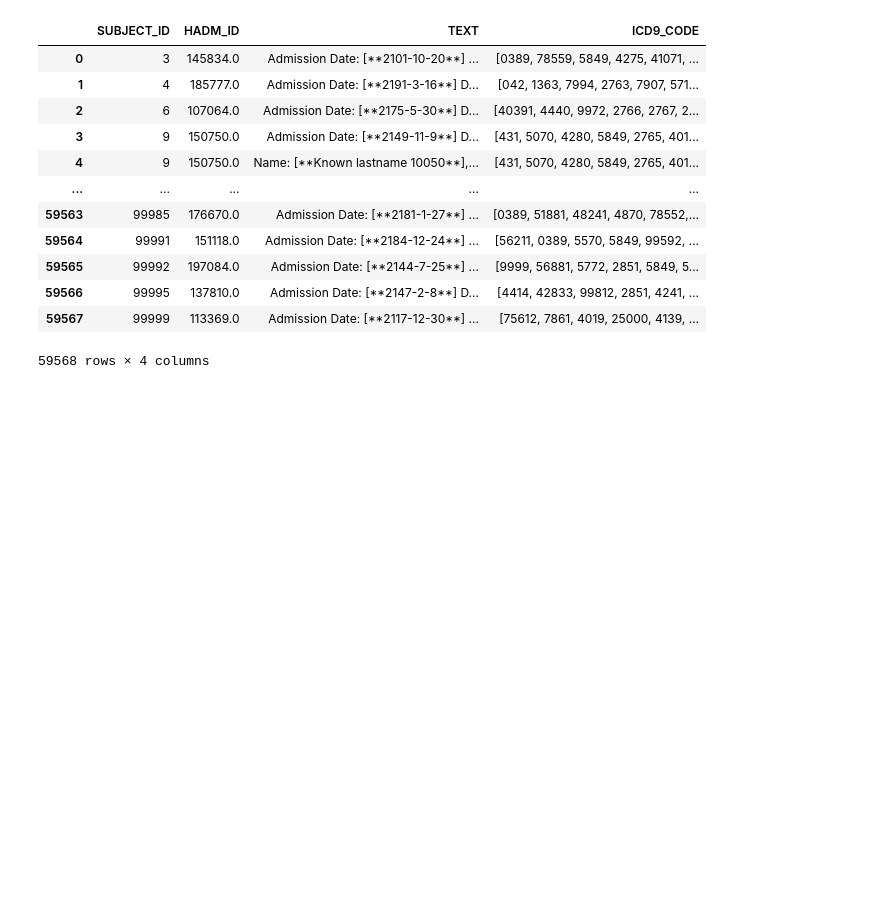
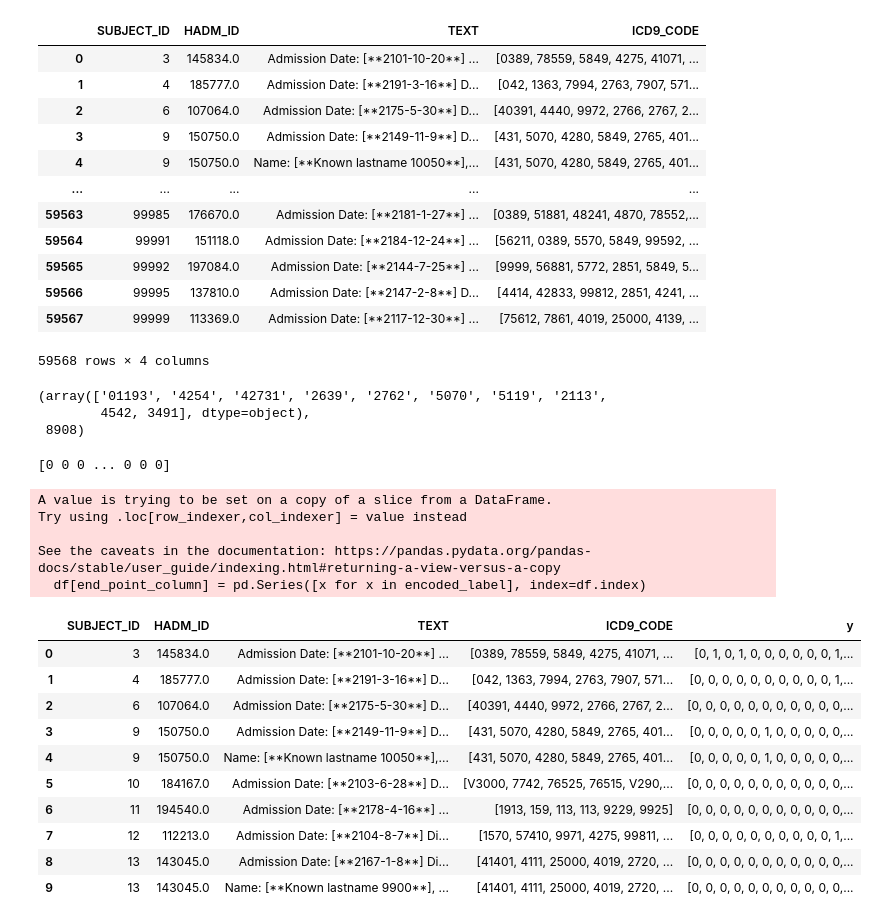
Before and after one commit to harsheet35/ICD-Coding, a Jupyter notebook: visualisation.ipynb, the cells around one changed output. Drawn from its saved outputs; the diff is of its cells as text; code cells hidden in the pictures; blank space fills up the shorter version.

Commit message:
added level encoding

```diff
--- a/visualisation.ipynb
+++ b/visualisation.ipynb
@@ -164,0 +165,7 @@ group_df.to_csv('processed_data/ICD_Codes_merged.csv')
+# %%
+ICD_codes = merged_data['ICD9_CODE'].unique()
+ICD_codes[:10], len(ICD_codes)
+# %% [output]
+(array(['01193', '4254', '42731', '2639', '2762', '5070', '5119', '2113',
+        4542, 3491], dtype=object),
+ 8908)
@@ -164,0 +177,50 @@ group_df.to_csv('processed_data/ICD_Codes_merged.csv')
+# %%
+print(z[1])
+# %% [output]
+[0 0 0 ... 0 0 0]
+# %%
+import pandas as pd
+from sklearn.preprocessing import MultiLabelBinarizer
+from scipy.sparse import csr_matrix
+
+
+class MultiLabel_Encoding():
+    def __init__(self, all_labels) -> None:
+        self.all_labels = all_labels
+        self.mlb = MultiLabelBinarizer(classes=all_labels, sparse_output=False)
+        # self.csr = None
+
+    def fit_transform(self, labels):
+        encoded_labels = self.mlb.fit_transform(labels)
+        # self.csr = csr_matrix(encoded_labels)
+        return encoded_labels
+
+
+    def add_transform(self, df, target_column, end_point_column):
+        labels = df[target_column].tolist()
+
+        encoded_label = self.fit_transform(labels=labels)
+        df[end_point_column] = pd.Series([x for x in encoded_label], index=df.index)
+
+        return df
+# %%
+test_df = group_df.iloc[:10]
+MLP = MultiLabel_Encoding(all_labels=ICD_codes)
+MLP.add_transform(df=test_df, target_column='ICD9_CODE', end_point_column='y')
+# %% [output]
+A value is trying to be set on a copy of a slice from a DataFrame.
+Try using .loc[row_indexer,col_indexer] = value instead
+
+See the caveats in the documentation: https://pandas.pydata.org/pandas-docs/stable/user_guide/indexing.html#returning-a-view-versus-a-copy
+  df[end_point_column] = pd.Series([x for x in encoded_label], index=df.index)
+|  | SUBJECT_ID | HADM_ID | TEXT | ICD9_CODE | y |
+| 0 | 3 | 145834.0 | Admission Date: [**2101-10-20**] ... | [0389, 78559, 5849, 4275, 41071, ... | [0, 1, 0, 1, 0, 0, 0, 0, 0, 0, 1,... |
+| 1 | 4 | 185777.0 | Admission Date: [**2191-3-16**] D... | [042, 1363, 7994, 2763, 7907, 571... | [0, 0, 0, 0, 0, 0, 0, 0, 0, 0, 1,... |
+| 2 | 6 | 107064.0 | Admission Date: [**2175-5-30**] D... | [40391, 4440, 9972, 2766, 2767, 2... | [0, 0, 0, 0, 0, 0, 0, 0, 0, 0, 0,... |
+| 3 | 9 | 150750.0 | Admission Date: [**2149-11-9**] D... | [431, 5070, 4280, 5849, 2765, 401... | [0, 0, 0, 0, 0, 1, 0, 0, 0, 0, 0,... |
+| 4 | 9 | 150750.0 | Name: [**Known lastname 10050**],... | [431, 5070, 4280, 5849, 2765, 401... | [0, 0, 0, 0, 0, 1, 0, 0, 0, 0, 0,... |
+| 5 | 10 | 184167.0 | Admission Date: [**2103-6-28**] D... | [V3000, 7742, 76525, 76515, V290,... | [0, 0, 0, 0, 0, 0, 0, 0, 0, 0, 0,... |
+| 6 | 11 | 194540.0 | Admission Date: [**2178-4-16**] ... | [1913, 159, 113, 113, 9229, 9925] | [0, 0, 0, 0, 0, 0, 0, 0, 0, 0, 0,... |
+| 7 | 12 | 112213.0 | Admission Date: [**2104-8-7**] Di... | [1570, 57410, 9971, 4275, 99811, ... | [0, 0, 0, 0, 0, 0, 0, 0, 0, 0, 1,... |
+| 8 | 13 | 143045.0 | Admission Date: [**2167-1-8**] Di... | [41401, 4111, 25000, 4019, 2720, ... | [0, 0, 0, 0, 0, 0, 0, 0, 0, 0, 0,... |
+| 9 | 13 | 143045.0 | Name: [**Known lastname 9900**], ... | [41401, 4111, 25000, 4019, 2720, ... | [0, 0, 0, 0, 0, 0, 0, 0, 0, 0, 0,... |
```
Also changed, not shown: parts of 2 cells of this notebook.
